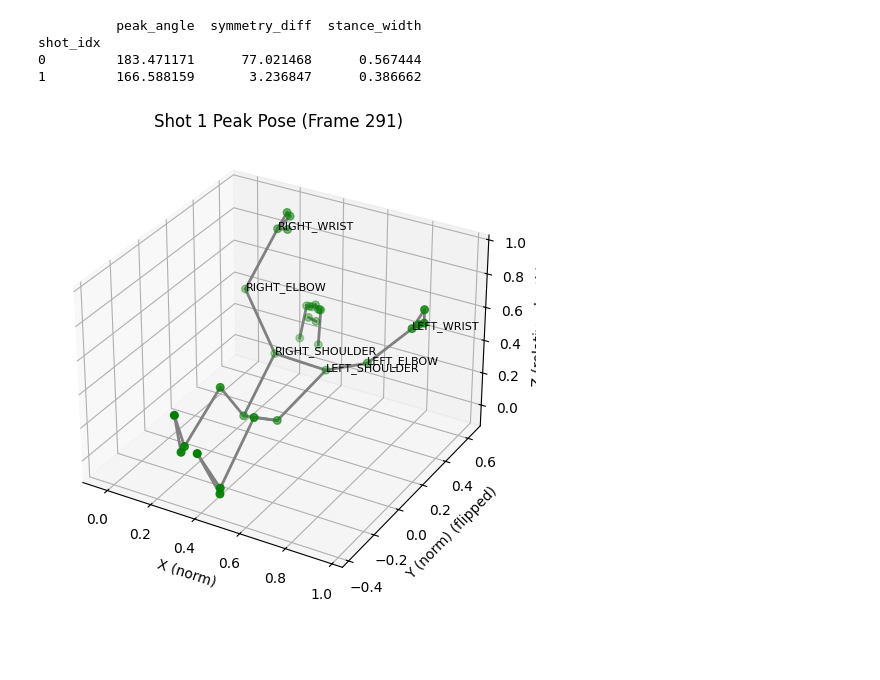
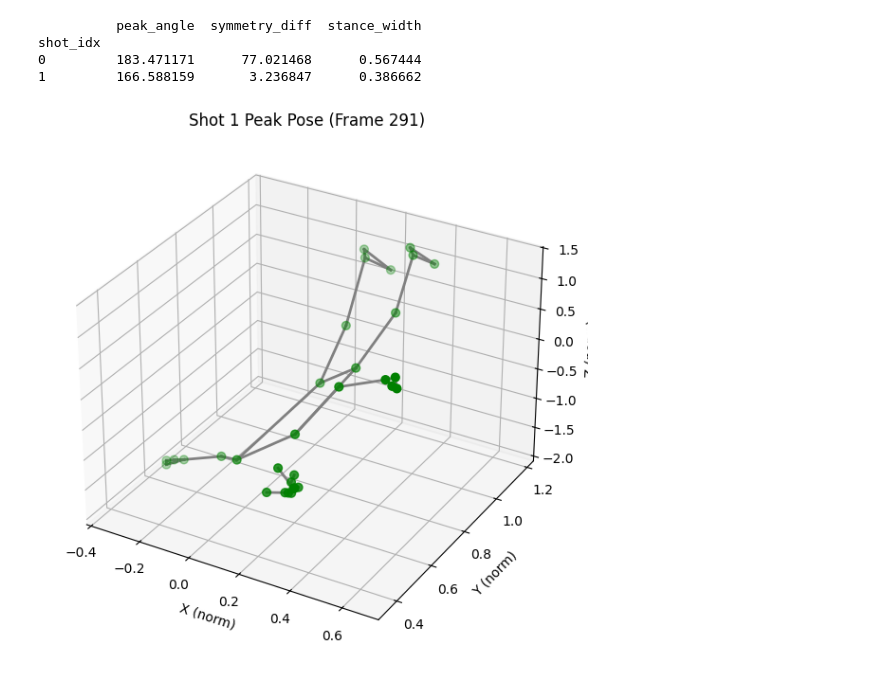
Before and after one commit to AniiiiKeT/TrueForm, a Jupyter notebook: notebooks/pose_detector_v2.ipynb, the cells around one changed output. Saved outputs shown, nothing was run; the diff lists cells and outputs as text; code cells hidden in the pictures; blank space fills up the shorter version.

```diff
--- a/notebooks/pose_detector_v2.ipynb
+++ b/notebooks/pose_detector_v2.ipynb
@@ -40,19 +41,21 @@ options = vision.PoseLandmarkerOptions(
 )
 detector = vision.PoseLandmarker.create_from_options(options)
 # %%
-VIDEO_PATH    = "../data/raw/video0.mp4"
-OUTPUT_PATH   = "../data/processed/video0_annotated_new.mp4"
+VIDEO_PATH    = "../data/raw"
+OUTPUT_PATH   = "../data/processed"
+FILE_NAME = "video0"
+FILE_PATH = os.path.join(VIDEO_PATH, FILE_NAME + ".mp4")
 
-cap = cv2.VideoCapture(VIDEO_PATH)
+cap = cv2.VideoCapture(FILE_PATH)
 if not cap.isOpened():
-    raise RuntimeError(f"Could not open video file: {VIDEO_PATH}")
+    raise RuntimeError(f"Could not open video file: {FILE_PATH}")
 
 fps    = cap.get(cv2.CAP_PROP_FPS) or 30.0
 width  = int(cap.get(cv2.CAP_PROP_FRAME_WIDTH))
 height = int(cap.get(cv2.CAP_PROP_FRAME_HEIGHT))
 
 fourcc = cv2.VideoWriter_fourcc(*'mp4v')              # or 'avc1', 'XVID', etc.
-out    = cv2.VideoWriter(OUTPUT_PATH, fourcc, fps, (width, height))
+out    = cv2.VideoWriter(os.path.join(OUTPUT_PATH, FILE_NAME + ".mp4"), fourcc, fps, (width, height))
 
 keypoints = []
 frame_idx = 0
@@ -92,7 +95,7 @@ cap.release()
 out.release()
 cv2.destroyAllWindows()
 
-print(f"Saved annotated video to {OUTPUT_PATH}")
+print(f"Saved annotated video to {os.path.join(OUTPUT_PATH, FILE_NAME + '.mp4')}")
 # %% [output]
 No pose landmarks detected in frame 314
 No pose landmarks detected in frame 319
@@ -134,7 +137,7 @@ def angle_between(a, b, c):
     cos_ang = np.dot(ba, bc) / (np.linalg.norm(ba) * np.linalg.norm(bc))
     return math.degrees(math.acos(np.clip(cos_ang, -1.0, 1.0)))
 
-landmarks = np.load('../data/keypoints/video0_landmarks.npy')  # shape (F,33,3)
+landmarks = np.load(f'../data/keypoints/{FILE_NAME}_landmarks.npy')  # shape (F,33,3)
 F = landmarks.shape[0]
 
 # Preallocating arrays for angles
@@ -284,62 +287,63 @@ df.to_csv('video1_shot_metrics.csv')
 # %%
 import numpy as np
+import pandas as pd
 import matplotlib.pyplot as plt
 from mpl_toolkits.mplot3d import Axes3D
 from mediapipe import solutions
 
-# coords is your (33,3) array from landmarks[frame_peak]
-coords = coords.copy()  # don't overwrite original if you need it later
+# Paths (adjust if needed)
+LANDMARKS_PATH = f'../data/keypoints/{FILE_NAME}_landmarks.npy'
+METRICS_PATH   = f'../data/metrics/{FILE_NAME}_shot_metrics.csv'
 
-# 1) Flip Y so 'up' is positive (image coords -> Cartesian-like)
-coords[:, 1] = 1.0 - coords[:, 1]
+# Load data
+landmarks = np.load(LANDMARKS_PATH)  # shape = (F,33,3)
+df        = pd.read_csv(METRICS_PATH, index_col='shot_idx')
 
-# 2) Optionally invert Z if you want forward (toward camera) to be positive:
-# Try with and without this line to see which matches your intuition
-coords[:, 2] = -coords[:, 2]
+# Map PoseLandmark enum and connections
+L = solutions.pose.PoseLandmark
+connections = solutions.pose.POSE_CONNECTIONS
 
-# 3) helper to set equal aspect in 3D
-def set_axes_equal(ax):
-    """Make 3D axes have equal scale."""
-    x_limits = ax.get_xlim3d()
-    y_limits = ax.get_ylim3d()
-    z_limits = ax.get_zlim3d()
-    x_range = abs(x_limits[1] - x_limits[0])
-    y_range = abs(y_limits[1] - y_limits[0])
-    z_range = abs(z_limits[1] - z_limits[0])
-    max_range = max(x_range, y_range, z_range)
-    x_mid = np.mean(x_limits)
-    y_mid = np.mean(y_limits)
-    z_mid = np.mean(z_limits)
-    ax.set_xlim3d(x_mid - max_range/2, x_mid + max_range/2)
-    ax.set_ylim3d(y_mid - max_range/2, y_mid + max_range/2)
-    ax.set_zlim3d(z_mid - max_range/2, z_mid + max_range/2)
+# Choose the shot index to visualize (e.g. shot_idx = 1)
+shot_idx   = 1
+shot       = df.loc[shot_idx]
+frame_peak = int(shot['frame_peak'])
+coords     = landmarks[frame_peak]    # (33, 3) array
 
-# 4) Colored joints & labels (example)
-L = solutions.pose.PoseLandmark
-elbows = (L.LEFT_ELBOW.value, L.RIGHT_ELBOW.value)
-colors = ['red' if i in elbows and shot['symmetry_diff'] > 5 else 'green' for i in range(coords.shape[0])]
+# Build a per‐landmark color array
+colors = []
+for lm_idx in range(coords.shape[0]):
+    if lm_idx in (L.LEFT_ELBOW.value, L.RIGHT_ELBOW.value):
+        # if symmetry difference is above your threshold, paint red
+        colors.append('red' if shot['symmetry_diff'] > 5.0 else 'green')
+    else:
+        colors.append('green')
 
+# Plot the skeleton
 fig = plt.figure(figsize=(8,6))
-ax = fig.add_subplot(111, projection='3d')
+ax  = fig.add_subplot(111, projection='3d')
 ax.set_title(f'Shot {shot_idx} Peak Pose (Frame {frame_peak})')
 
-ax.scatter(coords[:,0], coords[:,1], coords[:,2], c=colors, s=30)
-# draw bones (connections are pairs of ints)
-for s,e in solutions.pose.POSE_CONNECTIONS:
-    a = coords[s]; b = coords[e]
-    ax.plot([a[0], b[0]], [a[1], b[1]], [a[2], b[2]], c='gray', lw=2)
+# Scatter plot of all landmarks
+ax.scatter(coords[:,0], coords[:,1], coords[:,2], c=colors, s=40)
 
-# annotate a few key landmarks so you can sanity-check left/right
-for idx in [L.LEFT_SHOULDER.value, L.RIGHT_SHOULDER.value, L.LEFT_ELBOW.value, L.RIGHT_ELBOW.value, L.LEFT_WRIST.value, L.RIGHT_WRIST.value]:
-    ax.text(coords[idx,0], coords[idx,1], coords[idx,2], L(idx).name, fontsize=8)
+# Draw the bones
+for start, end in connections:
+    a = coords[start]  # no .value
+    b = coords[end]
+    ax.plot([a[0], b[0]],
+            [a[1], b[1]],
+            [a[2], b[2]],
+            c='gray', lw=2)
 
+# Axes labels
 ax.set_xlabel('X (norm)')
-ax.set_ylabel('Y (norm) (flipped)')
-ax.set_zlabel('Z (relative depth)')
-set_axes_equal(ax)
+ax.set_ylabel('Y (norm)')
+ax.set_zlabel('Z (norm)')
+
+plt.tight_layout()
 plt.show()
 # %% [output]
-[figure, old version]
+[figure, new version]
 # %%
 import cv2
 import numpy as np
```
Also changed, not shown: parts of 5 cells of this notebook, 1 other file.
